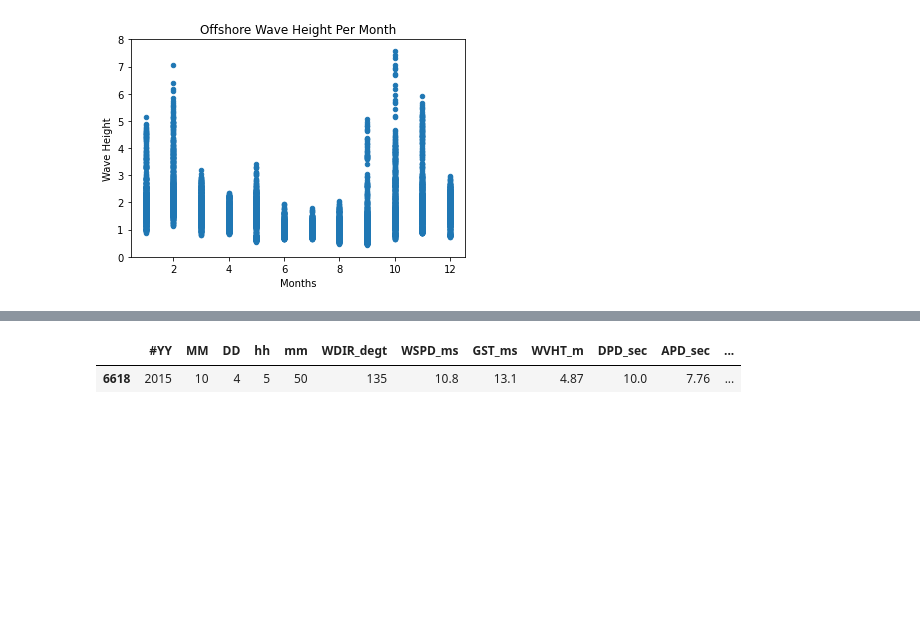
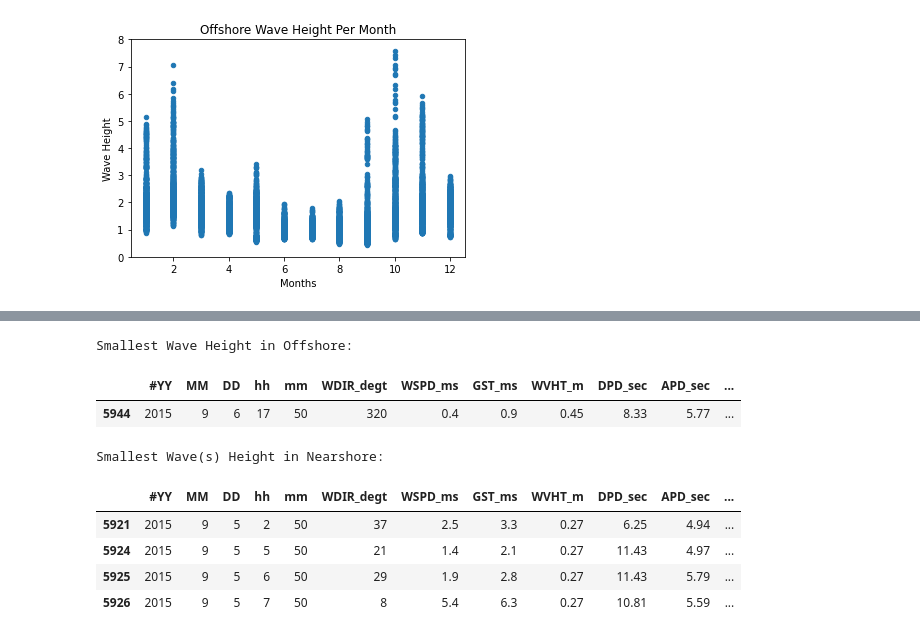
Before and after one commit to surfevant/Data-Mining-Project, a Jupyter notebook: ForecastModel.ipynb, the cells around one changed output, grey strips where cells are left out. Cells and saved outputs as stored; diff of their text form; code cells hidden in the pictures; blank space fills up the shorter version.

```diff
--- a/ForecastModel.ipynb
+++ b/ForecastModel.ipynb
@@ -114,7 +165,20 @@ osMax[osMax['WVHT_m']== osMax['WVHT_m'].max()]
-# %%
-#returns the row of largest wave height in nearshore data
-nsMax = nsDf[nsDf['WVHT_m'] < 99]
-nsMax[nsMax['WVHT_m']== nsMax['WVHT_m'].max()]
-# %% [output]
-|  | #YY | MM | DD | hh | mm | WDIR_degt | WSPD_ms | GST_ms | WVHT_m | DPD_sec | APD_sec | ... |
-| 6618 | 2015 | 10 | 4 | 5 | 50 | 135 | 10.8 | 13.1 | 4.87 | 10.0 | 7.76 | ... |
+# %%
+#returns the row(s) of smallest wave height in nearshore data ( < 99 )
+print("Smallest Wave Height in Offshore:")
+osMin = osDf[osDf['WVHT_m'] < 99]
+display(osMin[osMin['WVHT_m'] == osMin['WVHT_m'].min()])
+
+#returns the row(s) of smallest wave height in nearshore data
+print("Smallest Wave(s) Height in Nearshore:")
+nsMin = nsDf[nsDf['WVHT_m'] < 99]
+nsMin[nsMin['WVHT_m' ] == nsMin['WVHT_m'].min()]
+# %% [output]
+Smallest Wave Height in Offshore:
+|  | #YY | MM | DD | hh | mm | WDIR_degt | WSPD_ms | GST_ms | WVHT_m | DPD_sec | APD_sec | ... |
+| 5944 | 2015 | 9 | 6 | 17 | 50 | 320 | 0.4 | 0.9 | 0.45 | 8.33 | 5.77 | ... |
+Smallest Wave(s) Height in Nearshore:
+|  | #YY | MM | DD | hh | mm | WDIR_degt | WSPD_ms | GST_ms | WVHT_m | DPD_sec | APD_sec | ... |
+| 5921 | 2015 | 9 | 5 | 2 | 50 | 37 | 2.5 | 3.3 | 0.27 | 6.25 | 4.94 | ... |
+| 5924 | 2015 | 9 | 5 | 5 | 50 | 21 | 1.4 | 2.1 | 0.27 | 11.43 | 4.97 | ... |
+| 5925 | 2015 | 9 | 5 | 6 | 50 | 29 | 1.9 | 2.8 | 0.27 | 11.43 | 5.79 | ... |
+| 5926 | 2015 | 9 | 5 | 7 | 50 | 8 | 5.4 | 6.3 | 0.27 | 10.81 | 5.59 | ... |
```
Also changed, not shown: parts of 12 cells of this notebook.
